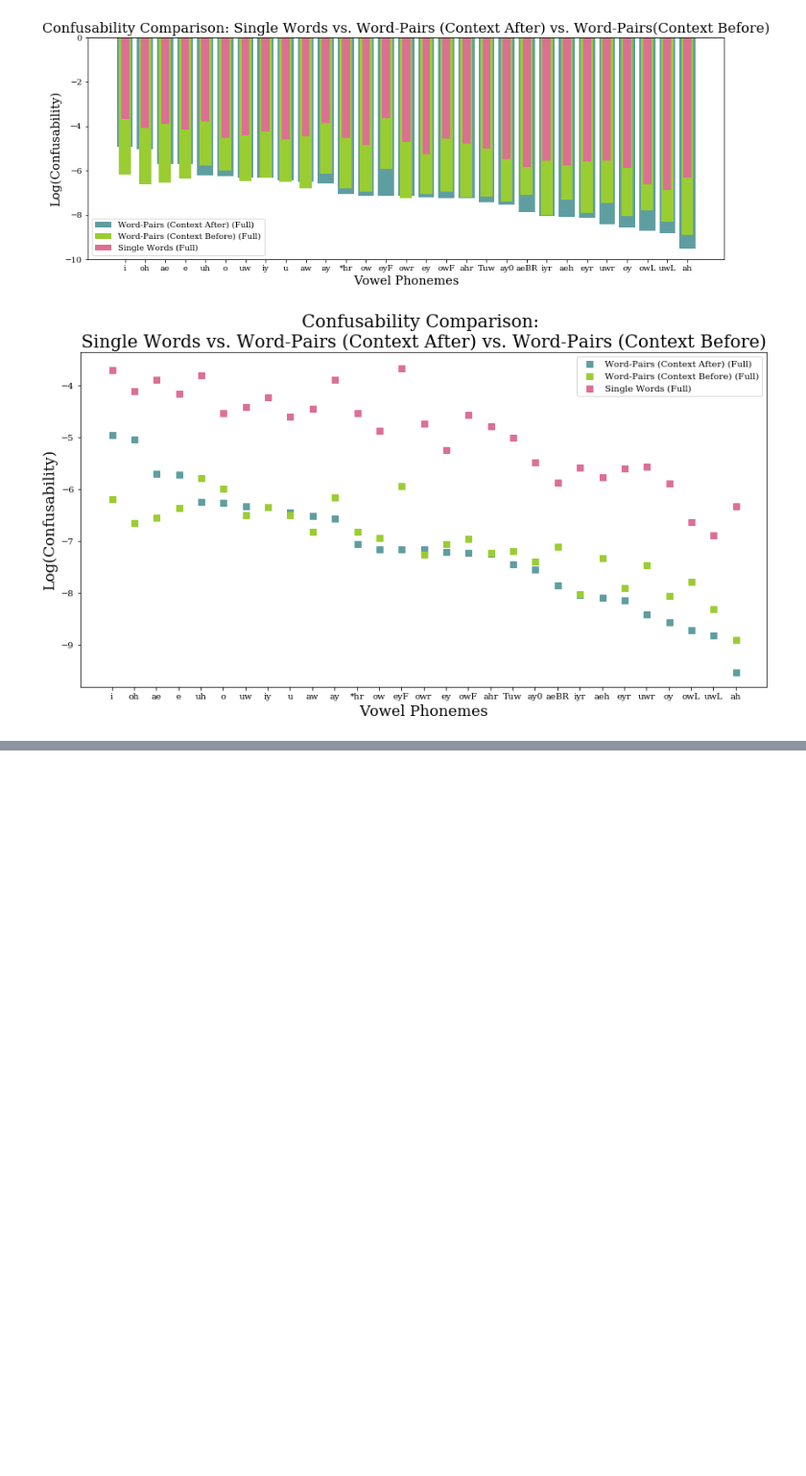
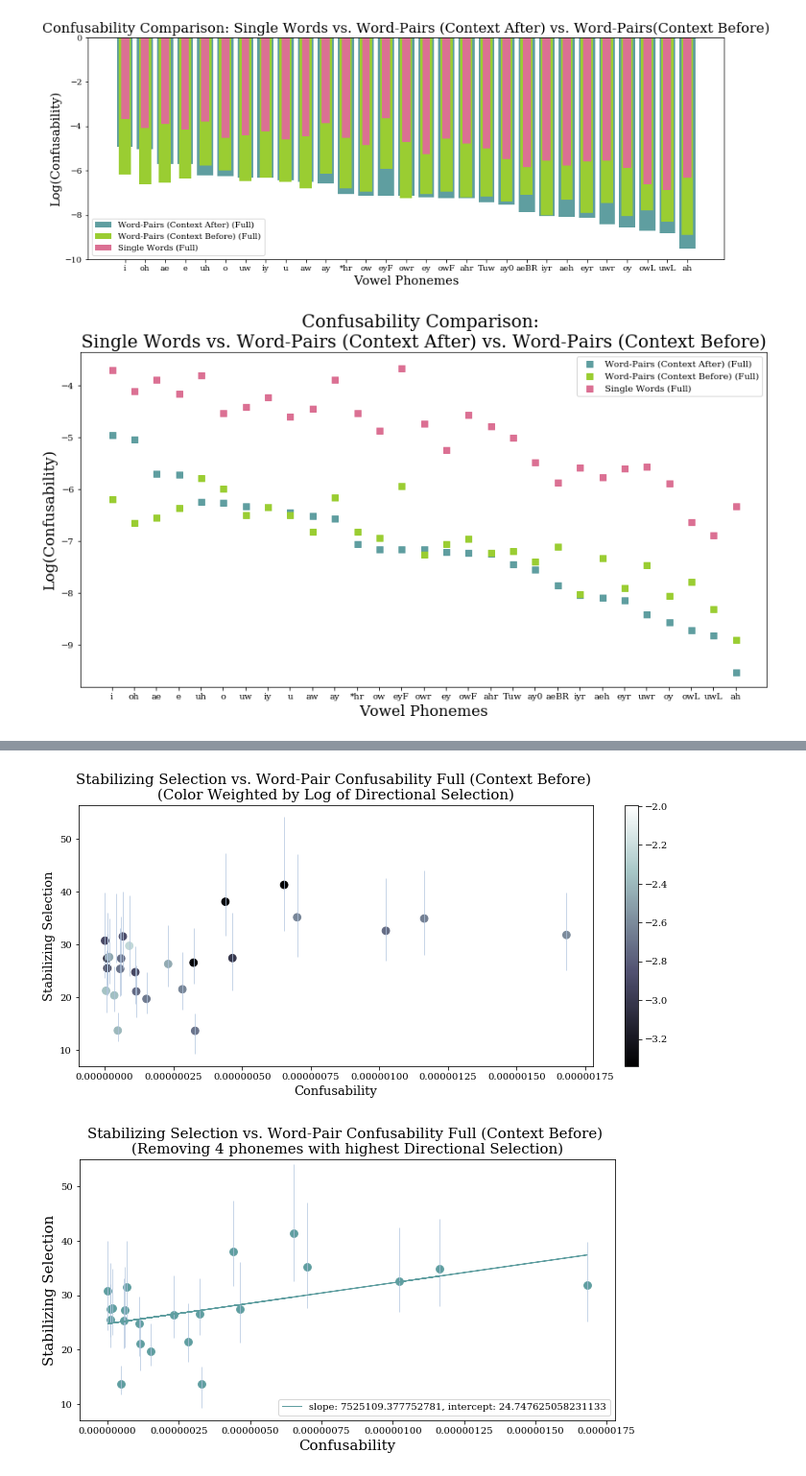
Before and after one commit to tdacunha/LING_Research, a Jupyter notebook: Confus_WP_Analysis.ipynb, the cells around one changed output, grey strips where cells are left out. Shown at 96% size. Saved outputs shown, nothing was run; the diff lists cells and outputs as text; code cells hidden in the pictures; blank space fills up the shorter version.

```diff
--- a/Confus_WP_Analysis.ipynb
+++ b/Confus_WP_Analysis.ipynb
@@ -280,3 +286,77 @@ plt.show()
+# %%
+#PLOTTING STABILIZING SELECTION AND CONFUSABILITY ETC
+stabsel_values = stabsel[1:,1:].astype(float)
+#print(stabsel_values)
+Confus_values = Confus_array_before[:,1].astype(float)
+dr_values = driverate[1:,1:].astype(float)
+#print(dr_values)
+y = stabsel_values[:,0]
+yl = stabsel_values[:,1]
+y2 = stabsel_values[:,2]
+yerr = stabsel_values[:,1:]
+#print(yerr)
+yerr1=yerr
+yerr1[:,0] = yerr[:,0]-y[:]
+yerr1[:,1] = yerr[:,1]-y[:]
+yerr1 = yerr1.T
+#print(np.shape(yerr1), np.shape(z))
+#print(yerr1)
+#print(len(stabsel_values), len(y))
+#print(stabsel_values, y)
+x = np.zeros((len(y)))
+z = np.zeros((len(y)))
+for i in range(0,len(y)):
+    phoneme = stabsel[i+1,0]
+    index = np.where(Confus_array_before[:,0]==phoneme)[0]
+    index_dr = np.where(driverate[:,0]==phoneme)[0]
+
+    #print(index)
+    x[i] = Confus_values[index]
+    z[i] = dr_values[index_dr-1,0]
+z_sorted = np.sort(z)[::-1]
+z_cut = z_sorted[3]
+z_median = np.median(z)
+x_masked = x[z < z_cut]
+z_masked = z[z < z_cut]
+y_masked = y[z < z_cut]
+yerr1_masked = (yerr1.T[z < z_cut]).T
+#x = np.array(x)
+#print(y)
+#print(x)
+#print(z)
+#print(z_sorted)
+#print(z_cut)
+#print(x_masked)
+#print(z_masked)
+#print(min(x), max(x), min(y), max(y))
+#print(yerr1)
+#print(np.shape(yerr1))
+plt.figure(figsize=(12,5))
+plt.errorbar(x,y, yerr=abs(yerr1), linestyle="None", c = 'lightsteelblue', elinewidth=.7)
+plt.scatter(x,y, c = np.log10(z), cmap = 'bone', s=60)
+plt.colorbar()
+plt.title('Stabilizing Selection vs. Word-Pair Confusability Full (Context Before) \n(Color Weighted by Log of Directional Selection)', fontsize = 15)
+#print("yerr1[1]", yerr1)
+plt.xlabel('Confusability', fontsize=13)
+plt.ylabel('Stabilizing Selection', fontsize=13)
+#plt.ylim()
+plt.show()
+
+plt.figure(figsize=(10,5))
+plt.errorbar(x_masked,y_masked, yerr=abs(yerr1_masked), linestyle="None", c = 'lightsteelblue', elinewidth=.7)
+plt.scatter(x_masked,y_masked, c = 'cadetblue', s=60)
+slope,intercept = np.polyfit(x_masked,y_masked,1,full=True)[0]
+plt.plot(x_masked, slope*x_masked + intercept, c='cadetblue', linewidth=1, label='slope: %s, intercept: %s' %(slope,intercept))
+plt.legend(loc=4)
+plt.title('Stabilizing Selection vs. Word-Pair Confusability Full (Context Before) \n(Removing 4 phonemes with highest Directional Selection)', fontsize = 15)
+#print("yerr1[1]", yerr1)
+plt.xlabel('Confusability', fontsize=15)
+plt.ylabel('Stabilizing Selection', fontsize=15)
+plt.ylim(7,55)
+plt.show()
+# %% [output]
+[figure, added]
+[figure, added]
 # %%
 #PLOTTING STABILIZING SELECTION AND CONFUSABILITY ETC
 stabsel_values = stabsel[1:,1:].astype(float)
```
Also changed, not shown: parts of 5 cells of this notebook.
